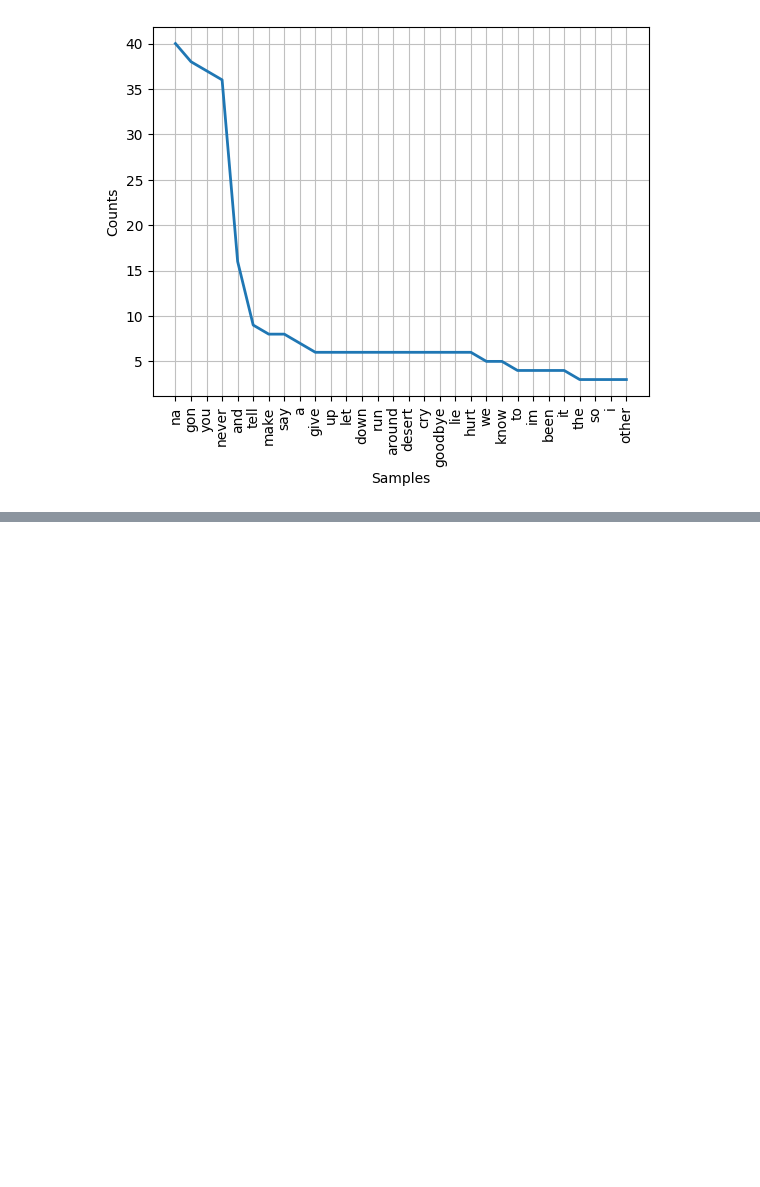
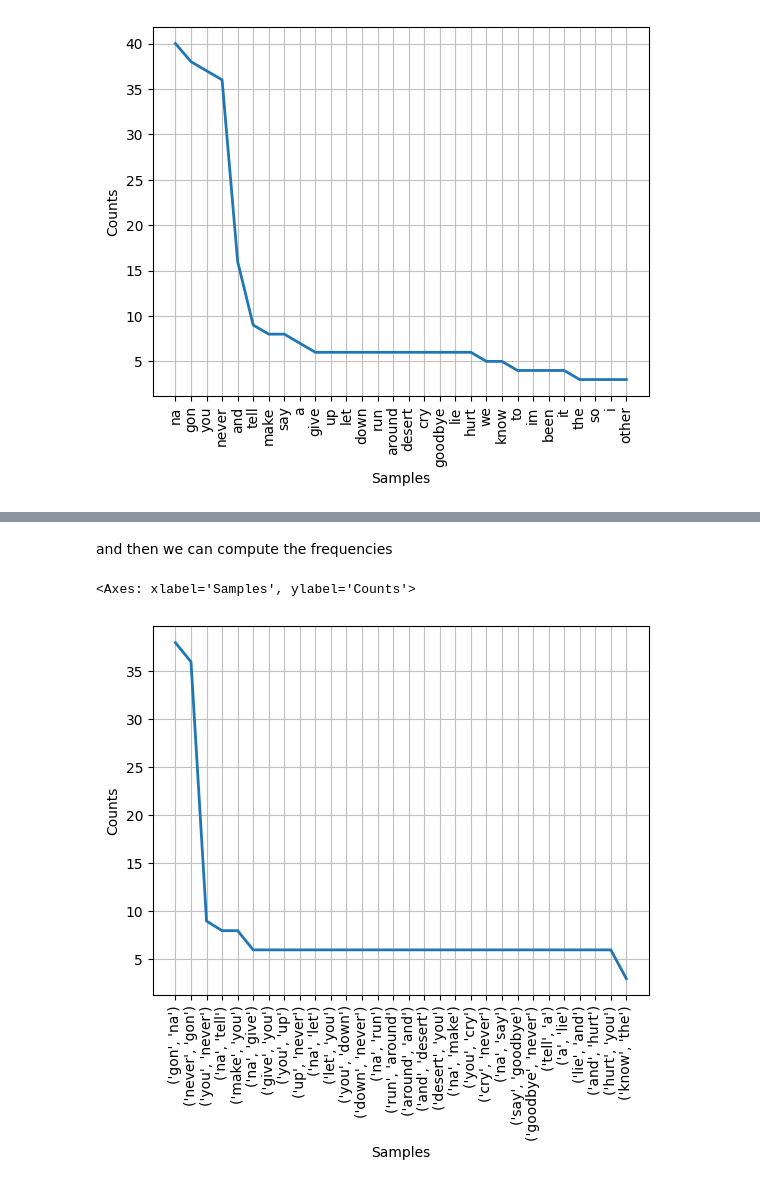
Before and after one commit to JacquesLeen/GENAI_IBM, a Jupyter notebook: 0203_Language_Modelling.ipynb, the cells around one changed output, grey strips where cells are left out. Drawn from its saved outputs; the diff is of its cells as text; code cells hidden in the pictures; blank space fills up the shorter version.

```diff
--- a/0203_Language_Modelling.ipynb
+++ b/0203_Language_Modelling.ipynb
@@ -165,0 +180,3 @@ fdist.plot(30, cumulative=False)
+# %%
+bigrams = nltk.bigrams(tokens)
+bigrams
@@ -165,0 +185,3 @@ fdist.plot(30, cumulative=False)
+# %%
+my_brigrams = list(bigrams)
+my_brigrams[:10]
@@ -165,0 +199,8 @@ fdist.plot(30, cumulative=False)
+# %% [markdown]
+and then we can compute the frequencies
+# %%
+freq_bigrams = nltk.FreqDist(my_brigrams)
+freq_bigrams.plot(30, cumulative=False)
+# %% [output]
+<Axes: xlabel='Samples', ylabel='Counts'>
+[figure, added]
```
Also changed, not shown: parts of 19 cells of this notebook.
